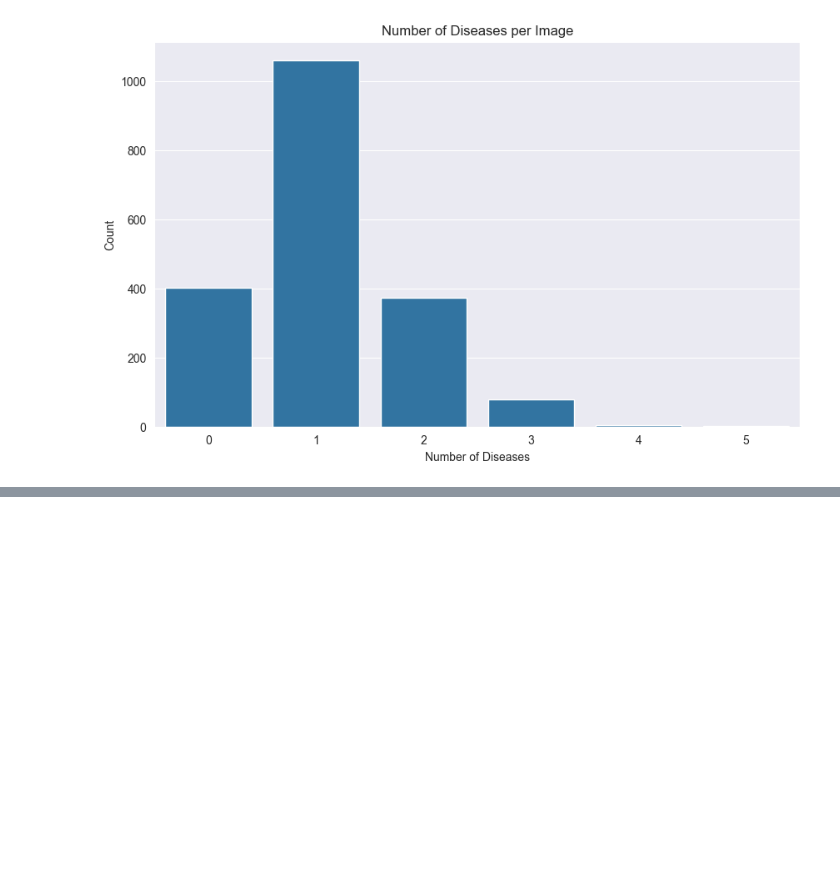
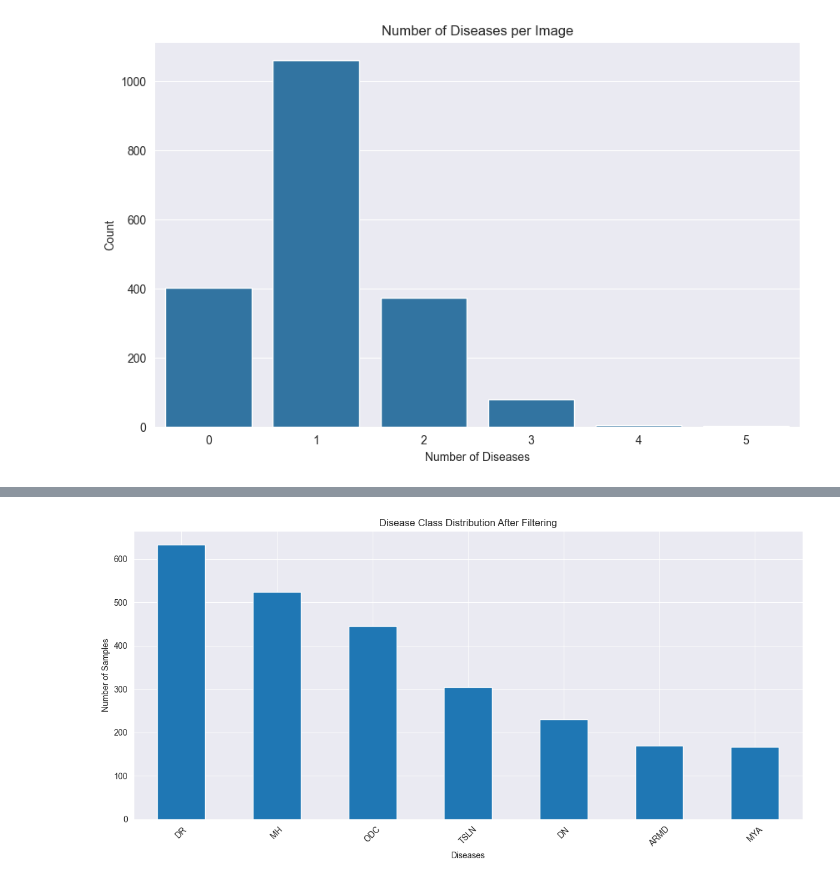
Before and after one commit to Bfawaz2001/AI-OCT-Disease-Detection-and-Classification, a Jupyter notebook: notebooks/data_exploration.ipynb, the cells around one changed output, grey strips where cells are left out. Saved outputs shown, nothing was run; the diff lists cells and outputs as text; code cells hidden in the pictures; blank space fills up the shorter version.

```diff
--- a/notebooks/data_exploration.ipynb
+++ b/notebooks/data_exploration.ipynb
@@ -51,0 +82,34 @@ analyze_multilabel(data)
+# %%
+import pandas as pd
+import matplotlib.pyplot as plt
+
+# Paths to filtered CSV files
+train_csv = "../data/train/RFMiD_Training_Labels_Filtered.csv"
+val_csv = "../data/val/RFMiD_Validation_Labels_Filtered.csv"
+test_csv = "../data/test/RFMiD_Testing_Labels_Filtered.csv"
+
+# Load the datasets
+train_df = pd.read_csv(train_csv)
+val_df = pd.read_csv(val_csv)
+test_df = pd.read_csv(test_csv)
+
+# Combine datasets for overall visualization
+label_columns = train_df.columns[2: ]  # Assuming first column is "ID"
+train_counts = train_df[label_columns].sum()
+val_counts = val_df[label_columns].sum()
+test_counts = test_df[label_columns].sum()
+
+# Combine counts from all datasets
+total_counts = train_counts + val_counts + test_counts
+
+# Plot the class distribution
+plt.figure(figsize=(12, 6))
+total_counts.sort_values(ascending=False).plot(kind="bar")
+plt.title("Disease Class Distribution After Filtering")
+plt.xlabel("Diseases")
+plt.ylabel("Number of Samples")
+plt.xticks(rotation=45)
+plt.tight_layout()
+plt.show()
+# %% [output]
+[figure, added]
```
Also changed, not shown: parts of 1 cell of this notebook, 7 other files.
